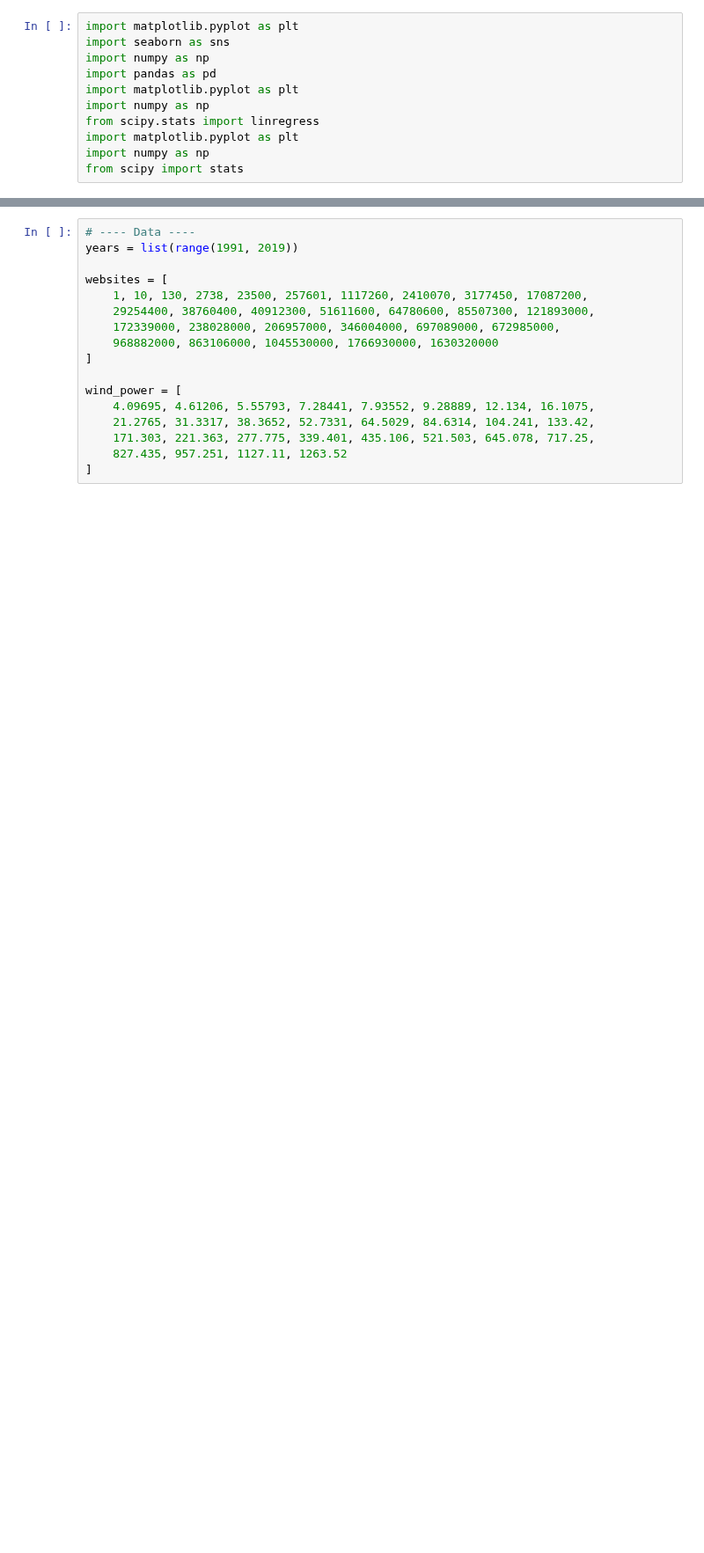
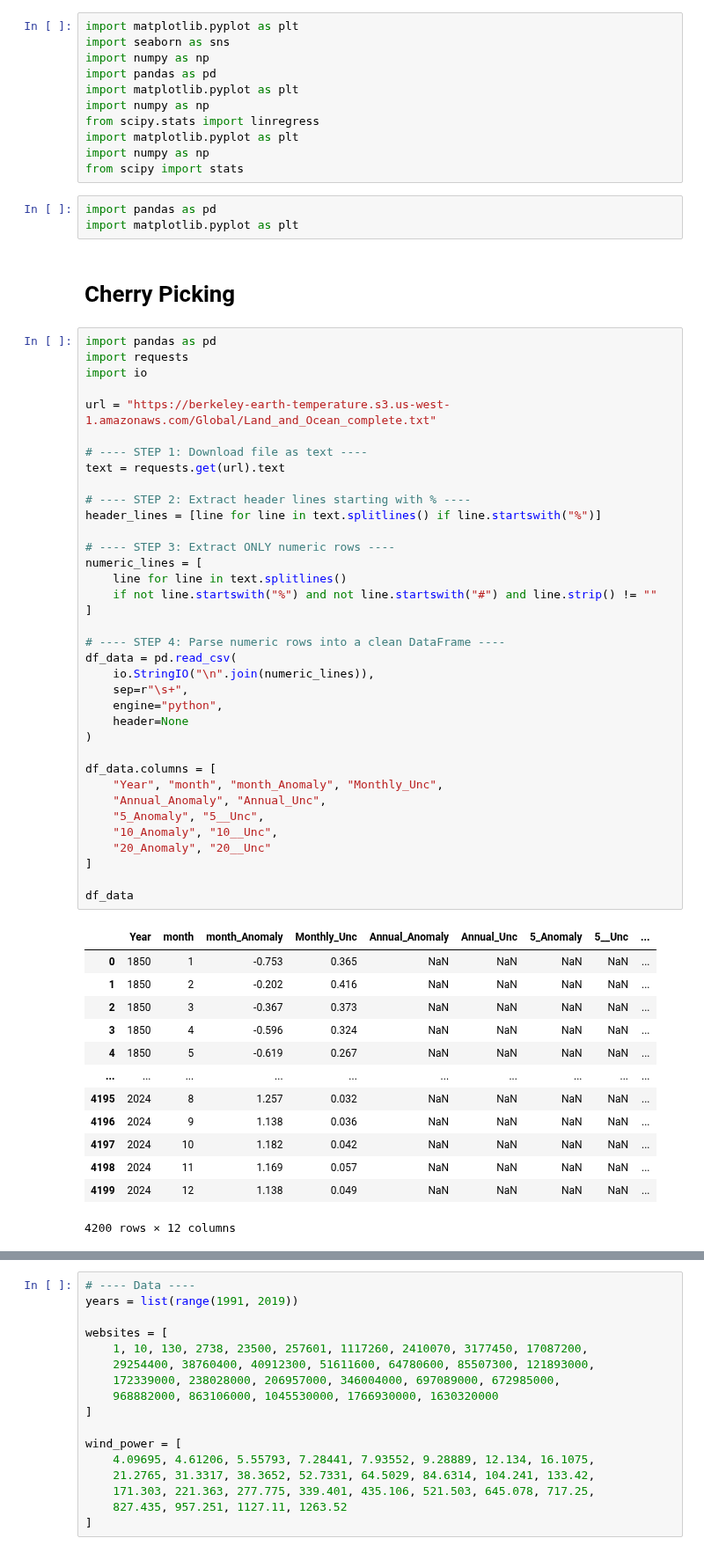
Before and after one commit to OxfordDemSci/Mapineq, a Jupyter notebook: src/case_study/Data_quality/fake_result.ipynb, the cells around one changed output, grey strips where cells are left out. Shown at 88% size. Saved outputs shown, nothing was run; the diff lists cells and outputs as text; blank space fills up the shorter version.

```diff
--- a/src/case_study/Data_quality/fake_result.ipynb
+++ b/src/case_study/Data_quality/fake_result.ipynb
@@ -9,3 +9,58 @@ from scipy.stats import linregress
 import matplotlib.pyplot as plt
 import numpy as np
 from scipy import stats
+# %%
+import pandas as pd
+import matplotlib.pyplot as plt
+# %% [markdown]
+# Cherry Picking
+# %%
+import pandas as pd
+import requests
+import io
+
+url = "https://berkeley-earth-temperature.s3.us-west-1.amazonaws.com/Global/Land_and_Ocean_complete.txt"
+
+# ---- STEP 1: Download file as text ----
+text = requests.get(url).text
+
+# ---- STEP 2: Extract header lines starting with % ----
+header_lines = [line for line in text.splitlines() if line.startswith("%")]
+
+# ---- STEP 3: Extract ONLY numeric rows ----
+numeric_lines = [
+    line for line in text.splitlines()
+    if not line.startswith("%") and not line.startswith("#") and line.strip() != ""
+]
+
+# ---- STEP 4: Parse numeric rows into a clean DataFrame ----
+df_data = pd.read_csv(
+    io.StringIO("\n".join(numeric_lines)),
+    sep=r"\s+",
+    engine="python",
+    header=None
+)
+
+df_data.columns = [
+    "Year", "month", "month_Anomaly", "Monthly_Unc",
+    "Annual_Anomaly", "Annual_Unc",
+    "5_Anomaly", "5__Unc",
+    "10_Anomaly", "10__Unc",
+    "20_Anomaly", "20__Unc"
+]
+
+df_data
+# %% [output]
+|  | Year | month | month_Anomaly | Monthly_Unc | Annual_Anomaly | Annual_Unc | 5_Anomaly | 5__Unc | ... |
+| 0 | 1850 | 1 | -0.753 | 0.365 | NaN | NaN | NaN | NaN | ... |
+| 1 | 1850 | 2 | -0.202 | 0.416 | NaN | NaN | NaN | NaN | ... |
+| 2 | 1850 | 3 | -0.367 | 0.373 | NaN | NaN | NaN | NaN | ... |
+| 3 | 1850 | 4 | -0.596 | 0.324 | NaN | NaN | NaN | NaN | ... |
+| 4 | 1850 | 5 | -0.619 | 0.267 | NaN | NaN | NaN | NaN | ... |
+| ... | ... | ... | ... | ... | ... | ... | ... | ... | ... |
+| 4195 | 2024 | 8 | 1.257 | 0.032 | NaN | NaN | NaN | NaN | ... |
+| 4196 | 2024 | 9 | 1.138 | 0.036 | NaN | NaN | NaN | NaN | ... |
+| 4197 | 2024 | 10 | 1.182 | 0.042 | NaN | NaN | NaN | NaN | ... |
+| 4198 | 2024 | 11 | 1.169 | 0.057 | NaN | NaN | NaN | NaN | ... |
+| 4199 | 2024 | 12 | 1.138 | 0.049 | NaN | NaN | NaN | NaN | ... |
+4200 rows × 12 columns
```
Also changed, not shown: parts of 7 cells of this notebook, 6 other files.
